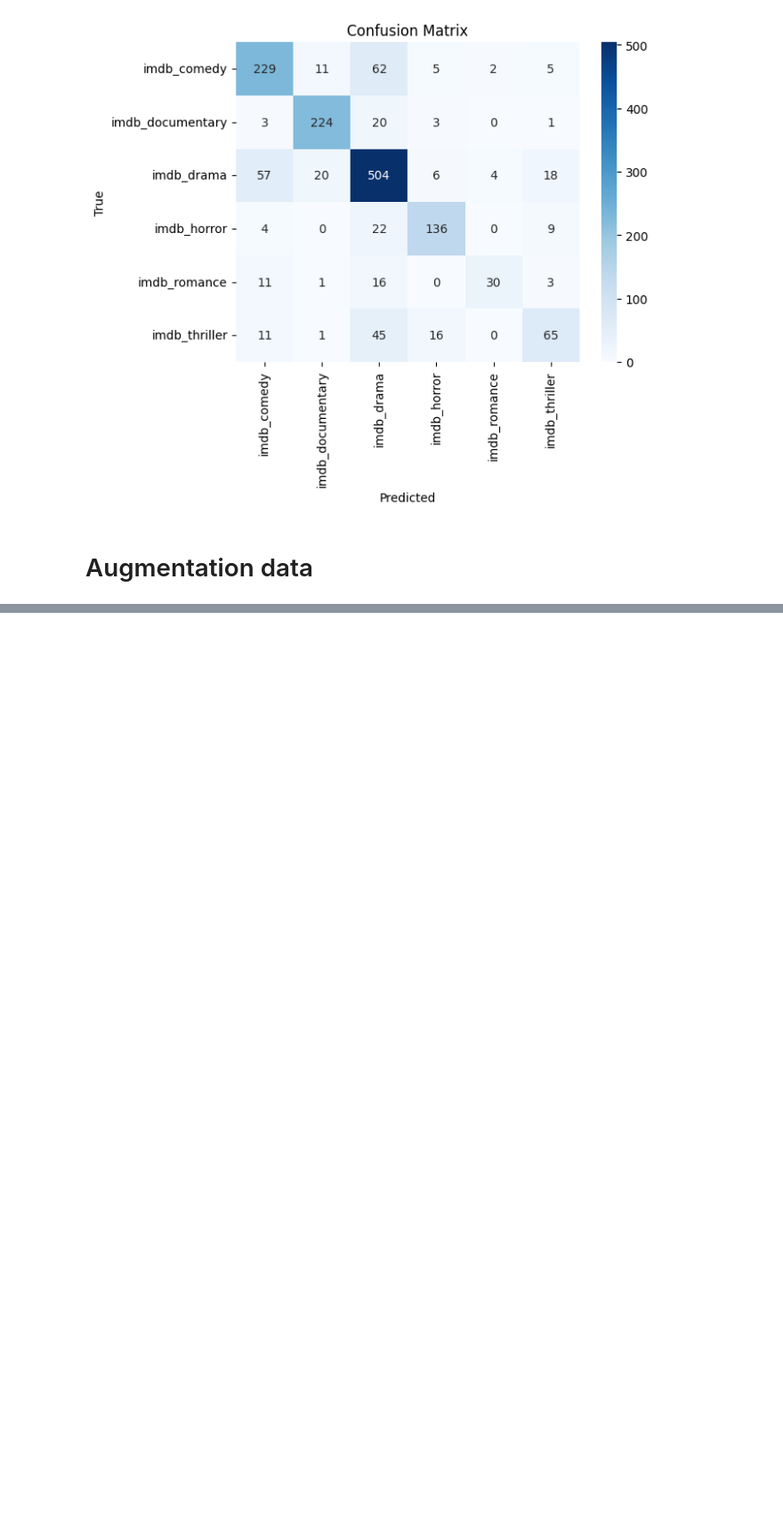
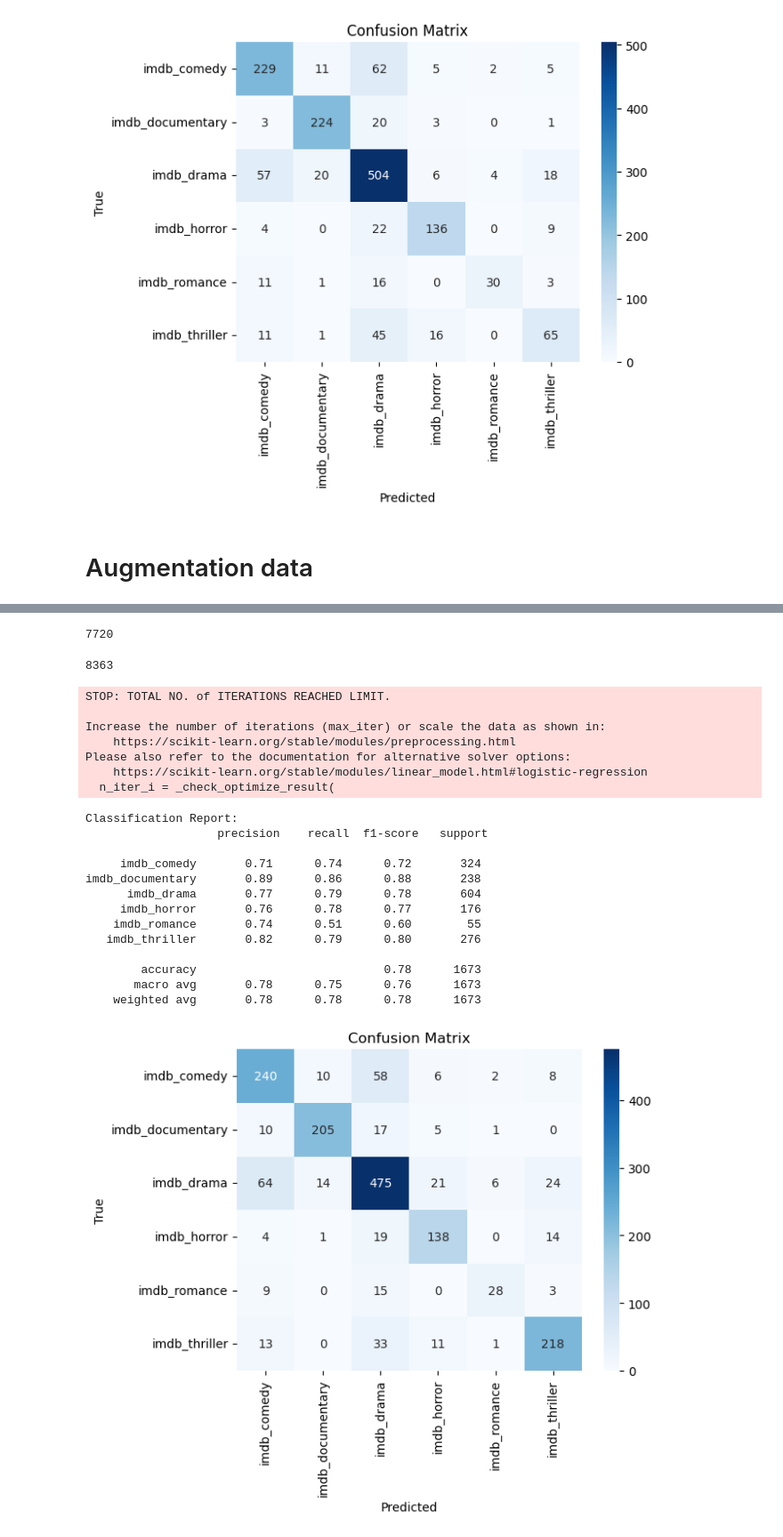
Before and after one commit to SolideSpoke/Movie-Script-Classification-and-Generation, a Jupyter notebook: project/best_models_classification/linear_regression.ipynb, the cells around one changed output, grey strips where cells are left out. Shown at 89% size. Cells and saved outputs as stored; diff of their text form; code cells hidden in the pictures; blank space fills up the shorter version.

```diff
--- a/project/best_models_classification/linear_regression.ipynb
+++ b/project/best_models_classification/linear_regression.ipynb
@@ -90,0 +127,22 @@ imdb_documentary       0.87      0.89      0.88       251
+# %%
+percentage_genre_to_keep = 25
+test_size = 0.2
+random_state = 42
+# %%
+df = pd.read_csv("../data/MovieDataThread.csv")
+index_drop = df.loc[df['imdb_id'].isnull()].index
+df = df.drop(index=index_drop)
+df = df.drop(columns=['imdb_id'])
+df_filtered = pd.concat([df[['Script','Title']],df.filter(like='imdb_')],axis=1)
+df_filtered["genre_count"] = df_filtered.filter(regex='^imdb_(?!id$)').count(axis=1)
+df_filtered_one_genre = df_filtered.loc[df_filtered['genre_count'] == 1]
+df_filtered_one_genre['filtered_genre'] = df_filtered_one_genre.apply(lambda row: next(iter([col for col in df_filtered_one_genre.columns if "imdb" in col and row[col] == 1.0 ]), 'unknown'), axis=1)
+number_genres = len(df_filtered_one_genre['filtered_genre'].unique())
+counter = Counter(df_filtered_one_genre['filtered_genre'])
+sorted_list = sorted(counter.items(),reverse=True , key=lambda genre : genre[1])[: int(number_genres * (percentage_genre_to_keep / 100))]
+
+genre_to_keep = [genre for genre,_ in sorted_list]
+columns_to_keep = ['Script','filtered_genre']
+
+df_movies= df_filtered_one_genre.loc[df_filtered_one_genre['filtered_genre'].isin(genre_to_keep)]
+df_movies = df_movies[columns_to_keep].reset_index(drop=True)
@@ -91,2 +155,6 @@ imdb_documentary       0.87      0.89      0.88       251
+# %%
+len(df_movies)
+# %% [output]
+7720
 # %%
 # Perform augmentation
@@ -92,0 +210,43 @@ imdb_documentary       0.87      0.89      0.88       251
+# %%
+len(df_movies)
+# %% [output]
+8363
+# %%
+X_train,X_test , y_train,y_test = train_test_split(df_movies['Script'],df_movies['filtered_genre'],test_size=test_size,random_state=random_state)
+
+encoder = LabelEncoder()
+y_train_encoded = encoder.fit_transform(y_train)
+y_test_encoded = encoder.transform(y_test)
+# %%
+model = make_pipeline(CountVectorizer(ngram_range = (1,1), stop_words = list(en_stop)), LogisticRegression())
+model.fit(X_train, y_train_encoded)
+y_pred = model.predict(X_test)
+print(f"Classification Report:\n", classification_report(y_test, encoder.inverse_transform(y_pred)))
+cm = confusion_matrix(y_test_encoded, y_pred)
+sns.heatmap(cm, annot=True, fmt='d', cmap='Blues', xticklabels=encoder.classes_, yticklabels=encoder.classes_)
+plt.xlabel('Predicted')
+plt.ylabel('True')
+plt.title('Confusion Matrix')
+plt.show()
+# %% [output]
+STOP: TOTAL NO. of ITERATIONS REACHED LIMIT.
+
+Increase the number of iterations (max_iter) or scale the data as shown in:
+    https://scikit-learn.org/stable/modules/preprocessing.html
+Please also refer to the documentation for alternative solver options:
+    https://scikit-learn.org/stable/modules/linear_model.html#logistic-regression
+  n_iter_i = _check_optimize_result(
+Classification Report:
+                   precision    recall  f1-score   support
+
+     imdb_comedy       0.71      0.74      0.72       324
+imdb_documentary       0.89      0.86      0.88       238
+      imdb_drama       0.77      0.79      0.78       604
+     imdb_horror       0.76      0.78      0.77       176
+    imdb_romance       0.74      0.51      0.60        55
+   imdb_thriller       0.82      0.79      0.80       276
+
+        accuracy                           0.78      1673
+       macro avg       0.78      0.75      0.76      1673
+    weighted avg       0.78      0.78      0.78      1673
+[figure, added]
```
Also changed, not shown: parts of 4 cells of this notebook, 3 other files.
